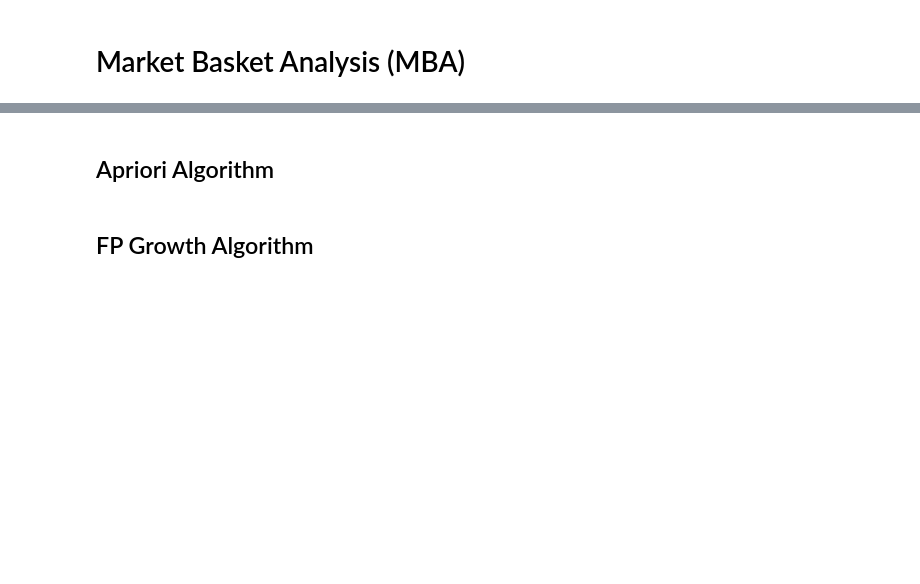
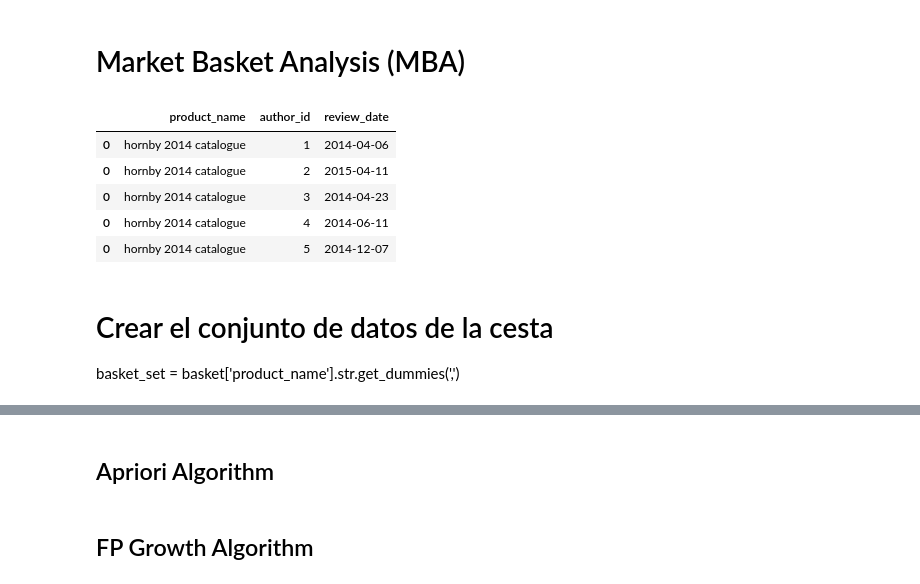
Before and after one commit to FJGM2023015/Recommendation-System-Market-Basket-Analysis-, a Jupyter notebook: recomm_system_market_basket_analysis.ipynb, the cells around one changed output, grey strips where cells are left out. Cells and saved outputs as stored; diff of their text form; code cells hidden in the pictures; blank space fills up the shorter version.

```diff
--- a/recomm_system_market_basket_analysis.ipynb
+++ b/recomm_system_market_basket_analysis.ipynb
@@ -857,0 +854,17 @@ df_groceries.isnull().sum()
+# %%
+# Paso 1
+
+df_mba = df_amazon_expanded[
+        ['product_name','author_id','review_date']]
+
+df_mba.head()
+# %% [output]
+|  | product_name | author_id | review_date |
+| 0 | hornby 2014 catalogue | 1 | 2014-04-06 |
+| 0 | hornby 2014 catalogue | 2 | 2015-04-11 |
+| 0 | hornby 2014 catalogue | 3 | 2014-04-23 |
+| 0 | hornby 2014 catalogue | 4 | 2014-06-11 |
+| 0 | hornby 2014 catalogue | 5 | 2014-12-07 |
+# %% [markdown]
+# Crear el conjunto de datos de la cesta
+basket_set = basket['product_name'].str.get_dummies(',')
```
Also changed, not shown: parts of 37 cells of this notebook.
